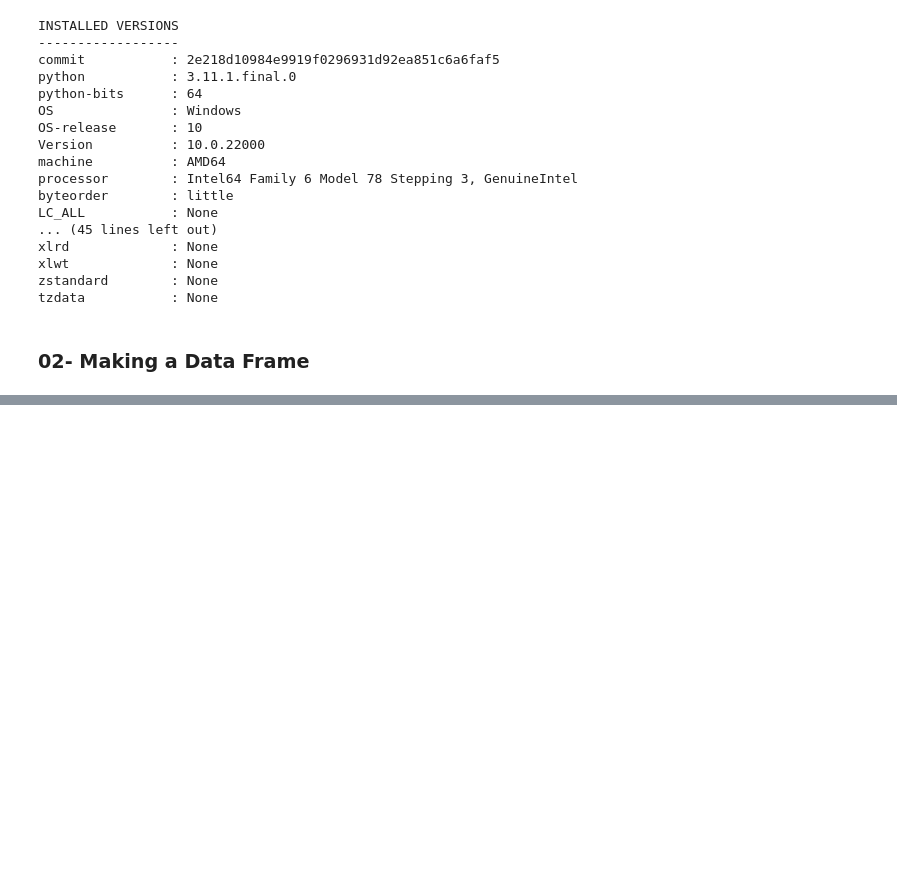
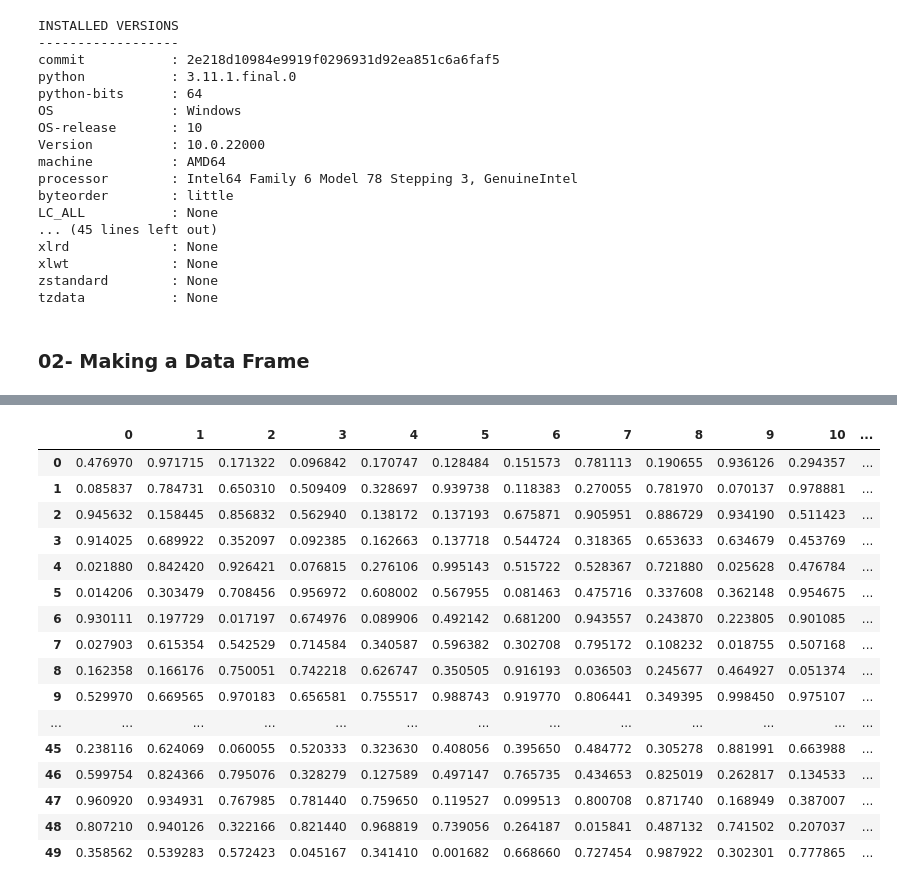
Before and after one commit to UzairHussain193/DataScience_with_Python, a Jupyter notebook: Chilla_2023/pandas_03.ipynb, the cells around one changed output, grey strips where cells are left out. Drawn from its saved outputs; the diff is of its cells as text; code cells hidden in the pictures; blank space fills up the shorter version.

```diff
--- a/Chilla_2023/pandas_03.ipynb
+++ b/Chilla_2023/pandas_03.ipynb
@@ -32,0 +96,20 @@ tzdata           : None
+# %%
+pd.DataFrame(np.random.rand(50,20))
+# %% [output]
+|  | 0 | 1 | 2 | 3 | 4 | 5 | 6 | 7 | 8 | 9 | 10 | ... |
+| 0 | 0.476970 | 0.971715 | 0.171322 | 0.096842 | 0.170747 | 0.128484 | 0.151573 | 0.781113 | 0.190655 | 0.936126 | 0.294357 | ... |
+| 1 | 0.085837 | 0.784731 | 0.650310 | 0.509409 | 0.328697 | 0.939738 | 0.118383 | 0.270055 | 0.781970 | 0.070137 | 0.978881 | ... |
+| 2 | 0.945632 | 0.158445 | 0.856832 | 0.562940 | 0.138172 | 0.137193 | 0.675871 | 0.905951 | 0.886729 | 0.934190 | 0.511423 | ... |
+| 3 | 0.914025 | 0.689922 | 0.352097 | 0.092385 | 0.162663 | 0.137718 | 0.544724 | 0.318365 | 0.653633 | 0.634679 | 0.453769 | ... |
+| 4 | 0.021880 | 0.842420 | 0.926421 | 0.076815 | 0.276106 | 0.995143 | 0.515722 | 0.528367 | 0.721880 | 0.025628 | 0.476784 | ... |
+| 5 | 0.014206 | 0.303479 | 0.708456 | 0.956972 | 0.608002 | 0.567955 | 0.081463 | 0.475716 | 0.337608 | 0.362148 | 0.954675 | ... |
+| 6 | 0.930111 | 0.197729 | 0.017197 | 0.674976 | 0.089906 | 0.492142 | 0.681200 | 0.943557 | 0.243870 | 0.223805 | 0.901085 | ... |
+| 7 | 0.027903 | 0.615354 | 0.542529 | 0.714584 | 0.340587 | 0.596382 | 0.302708 | 0.795172 | 0.108232 | 0.018755 | 0.507168 | ... |
+| 8 | 0.162358 | 0.166176 | 0.750051 | 0.742218 | 0.626747 | 0.350505 | 0.916193 | 0.036503 | 0.245677 | 0.464927 | 0.051374 | ... |
+| 9 | 0.529970 | 0.669565 | 0.970183 | 0.656581 | 0.755517 | 0.988743 | 0.919770 | 0.806441 | 0.349395 | 0.998450 | 0.975107 | ... |
+| ... | ... | ... | ... | ... | ... | ... | ... | ... | ... | ... | ... | ... |
+| 45 | 0.238116 | 0.624069 | 0.060055 | 0.520333 | 0.323630 | 0.408056 | 0.395650 | 0.484772 | 0.305278 | 0.881991 | 0.663988 | ... |
+| 46 | 0.599754 | 0.824366 | 0.795076 | 0.328279 | 0.127589 | 0.497147 | 0.765735 | 0.434653 | 0.825019 | 0.262817 | 0.134533 | ... |
+| 47 | 0.960920 | 0.934931 | 0.767985 | 0.781440 | 0.759650 | 0.119527 | 0.099513 | 0.800708 | 0.871740 | 0.168949 | 0.387007 | ... |
+| 48 | 0.807210 | 0.940126 | 0.322166 | 0.821440 | 0.968819 | 0.739056 | 0.264187 | 0.015841 | 0.487132 | 0.741502 | 0.207037 | ... |
+| 49 | 0.358562 | 0.539283 | 0.572423 | 0.045167 | 0.341410 | 0.001682 | 0.668660 | 0.727454 | 0.987922 | 0.302301 | 0.777865 | ... |
```
Also changed, not shown: parts of 11 cells of this notebook.
